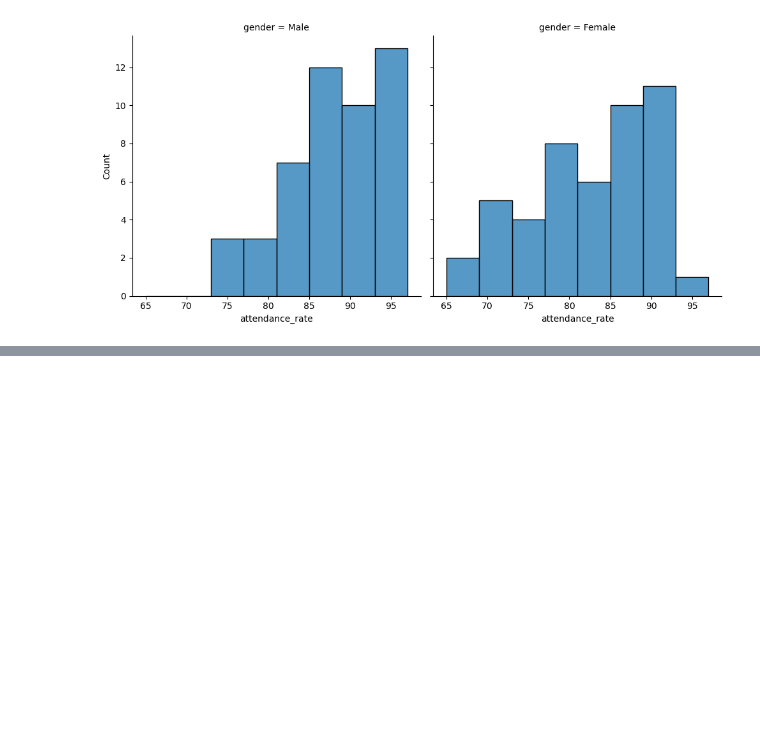
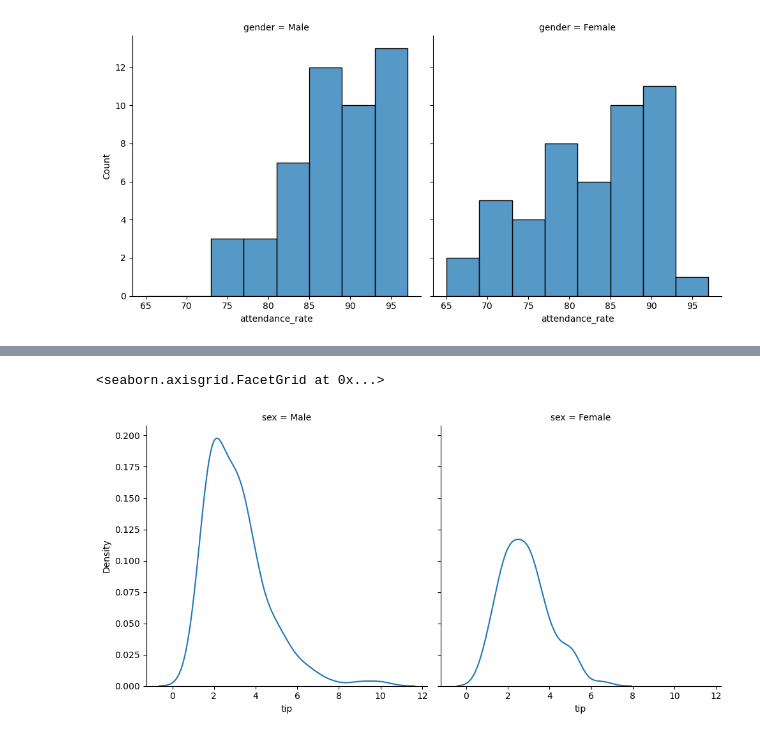
Before and after one commit to nafijur-rahaman/Data-Analysis-With-Python, a Jupyter notebook: Seaborn/seborn.ipynb, the cells around one changed output, grey strips where cells are left out. Cells and saved outputs as stored; diff of their text form; code cells hidden in the pictures; blank space fills up the shorter version.

```diff
--- a/Seaborn/seborn.ipynb
+++ b/Seaborn/seborn.ipynb
@@ -113,0 +128,7 @@ sns.displot(kind='hist' , data = student , x ='attendance_rate', col='gender')
+# %%
+#figure leve
+
+sns.displot(kind='kde', data = tips_data, x = "tip", col="sex")
+# %% [output]
+<seaborn.axisgrid.FacetGrid at 0x...>
+[figure, added]
```
Also changed, not shown: parts of 3 cells of this notebook.
